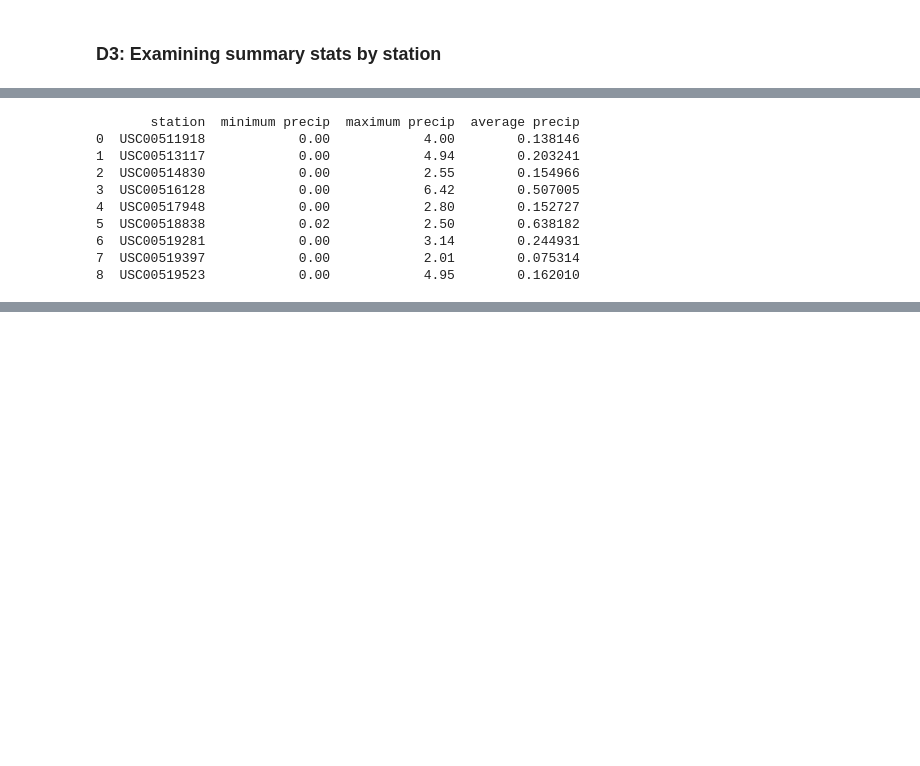
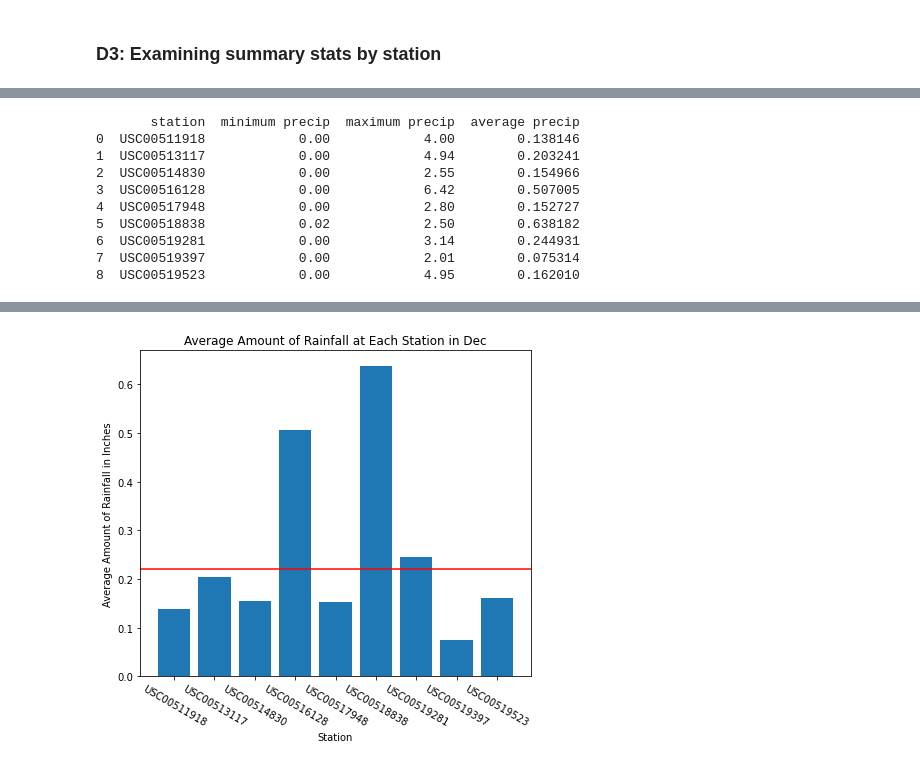
Before and after one commit to profweston/Surfs_Up, a Jupyter notebook: SurfsUp_Challenge.ipynb, the cells around one changed output, grey strips where cells are left out. Drawn from its saved outputs; the diff is of its cells as text; code cells hidden in the pictures; blank space fills up the shorter version.

```diff
--- a/SurfsUp_Challenge.ipynb
+++ b/SurfsUp_Challenge.ipynb
@@ -274,16 +266,14 @@ dec_precip_station_df = pd.DataFrame(dec_precip_station, columns = ['station','m
 
 print(dec_precip_station_df)
 
+plt.figure(figsize=(7, 6))
 plt.bar(dec_precip_station_df['station'], dec_precip_station_df['average precip'])
-plt.xticks(rotation=30)
+plt.xticks(rotation=-30)
 plt.title("Average Amount of Rainfall at Each Station in Dec")
 plt.xlabel('Station')
 plt.ylabel ("Average Amount of Rainfall in Inches")
-
-plt.savefig("avg_station_precip_dec.png")
-
-
-#plt.close()
+plt.axhline(y=0.22, color='r', linestyle='-')
+plt.savefig("Resources/avg_station_precip_dec.png")
 # %% [output]
        station  minimum precip  maximum precip  average precip
 0  USC00511918            0.00            4.00        0.138146
@@ -299,0 +288 @@ plt.savefig("avg_station_precip_dec.png")
+[figure, added]
```
Also changed, not shown: parts of 6 cells of this notebook, 7 other files.
